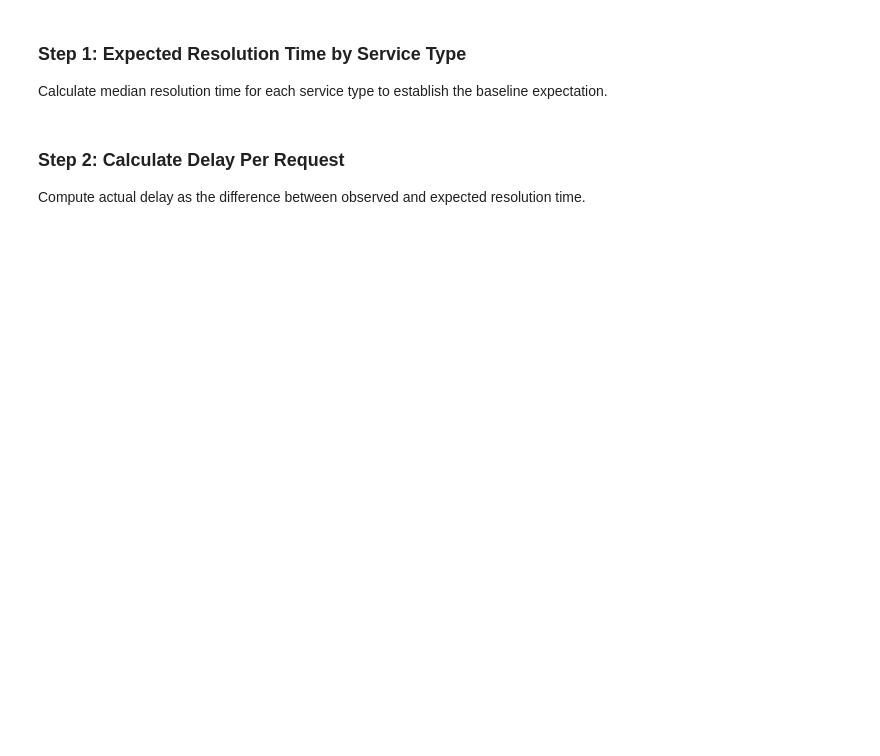
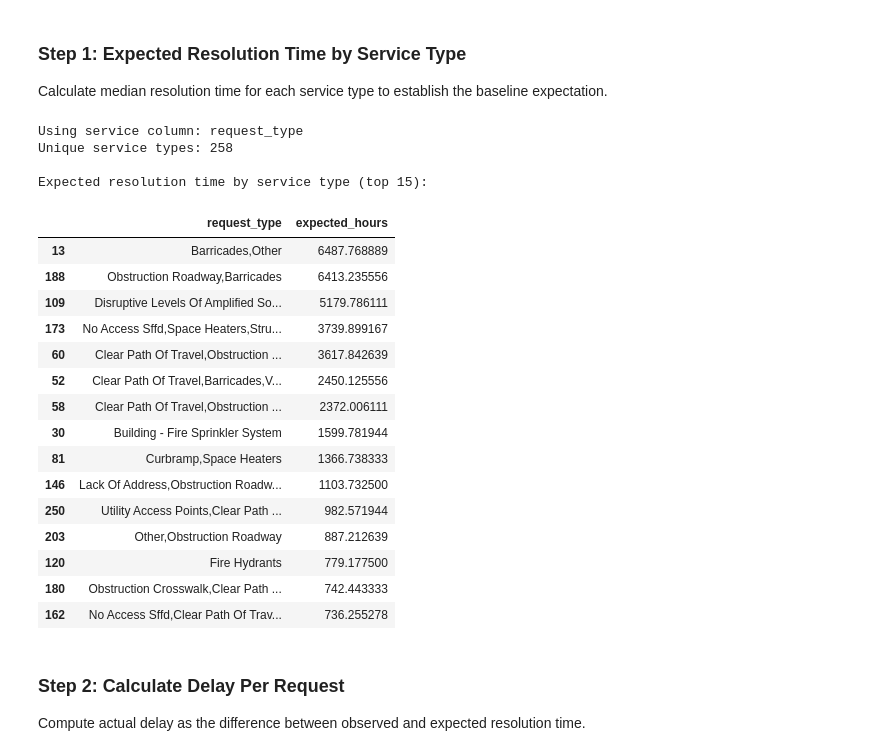
Before and after one commit to manpazito/311-neighborhood-equity, a Jupyter notebook: notebooks/equity_analysis.ipynb, the cells around one changed output. Saved outputs shown, nothing was run; the diff lists cells and outputs as text; code cells hidden in the pictures; blank space fills up the shorter version.

```diff
--- a/notebooks/equity_analysis.ipynb
+++ b/notebooks/equity_analysis.ipynb
@@ -46,24 +58,45 @@ print(closed_req["resolution_hours"].describe())
 Calculate median resolution time for each service type to establish the baseline expectation.
 # %%
 # Use request_type as the service classification
-service_col = "Category"
+service_col = "request_type"
 
 print(f"Using service column: {service_col}")
 print(f"Unique service types: {closed_req[service_col].nunique()}")
 
 # Compute expected (median) resolution time by service type
 expected_resolution = (
     closed_req.groupby(service_col)["resolution_hours"].median().reset_index()
 )
 expected_resolution.columns = [service_col, "expected_hours"]
 
 print(f"\nExpected resolution time by service type (top 15):")
 display(expected_resolution.nlargest(15, "expected_hours"))
 
 # Store for later use
 expected_dict = dict(
     zip(expected_resolution[service_col], expected_resolution["expected_hours"])
 )
+# %% [output]
+Using service column: request_type
+Unique service types: 258
+
+Expected resolution time by service type (top 15):
+|  | request_type | expected_hours |
+| 13 | Barricades,Other | 6487.768889 |
+| 188 | Obstruction Roadway,Barricades | 6413.235556 |
+| 109 | Disruptive Levels Of Amplified So... | 5179.786111 |
+| 173 | No Access Sffd,Space Heaters,Stru... | 3739.899167 |
+| 60 | Clear Path Of Travel,Obstruction ... | 3617.842639 |
+| 52 | Clear Path Of Travel,Barricades,V... | 2450.125556 |
+| 58 | Clear Path Of Travel,Obstruction ... | 2372.006111 |
+| 30 | Building - Fire Sprinkler System | 1599.781944 |
+| 81 | Curbramp,Space Heaters | 1366.738333 |
+| 146 | Lack Of Address,Obstruction Roadw... | 1103.732500 |
+| 250 | Utility Access Points,Clear Path ... | 982.571944 |
+| 203 | Other,Obstruction Roadway | 887.212639 |
+| 120 | Fire Hydrants | 779.177500 |
+| 180 | Obstruction Crosswalk,Clear Path ... | 742.443333 |
+| 162 | No Access Sffd,Clear Path Of Trav... | 736.255278 |
 # %% [markdown]
 ### Step 2: Calculate Delay Per Request
 
```
Also changed, not shown: parts of 29 cells of this notebook, 1 other file.
